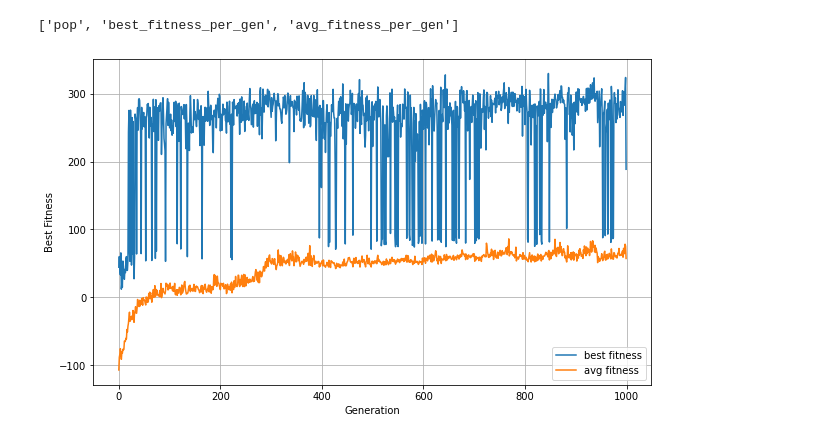
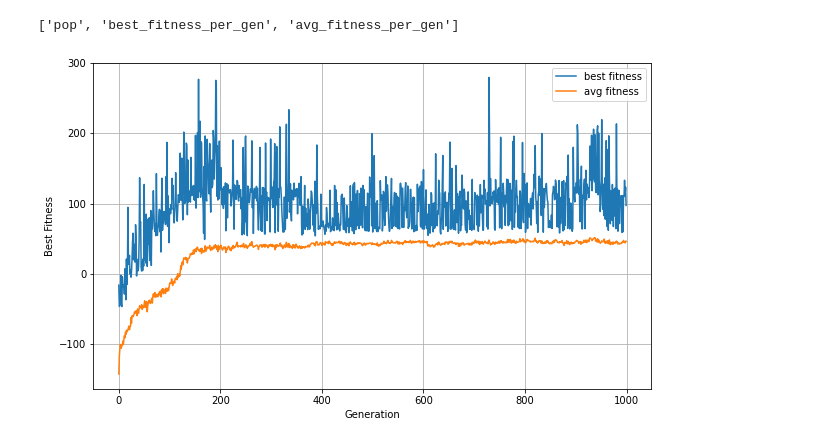
Before and after one commit to antonionicampos/lander-control-using-ga, a Jupyter notebook: es-lander-control.ipynb, the cells around one changed output. Drawn from its saved outputs; the diff is of its cells as text; code cells hidden in the pictures.

```diff
--- a/es-lander-control.ipynb
+++ b/es-lander-control.ipynb
@@ -14,25 +14,26 @@ from policies import NN
 np.set_printoptions(precision=5, suppress=True)
 # %%
 n_gens = 1000
-hidden_units = 128
+hidden_units = 64
+pop_size = 100
 
-results = np.load(f'.\\results\\results_gen-{n_gens}_hidden_units-{hidden_units}.npz')
+results = np.load(f'.\\results\\ES_hidden_units_{hidden_units}_pop_size_{pop_size}\\temp_gen_{n_gens}.npz')
 pop = results['pop']
 results.files
 # %% [output]
 ['pop', 'best_fitness_per_gen', 'avg_fitness_per_gen']
 # %%
 fig, ax = plt.subplots(figsize=(10, 6))
-ax.plot(np.arange(1000), results['best_fitness_per_gen'], label='best fitness')
-ax.plot(np.arange(1000), results['avg_fitness_per_gen'], label='avg fitness')
+ax.plot(np.arange(n_gens), results['best_fitness_per_gen'][:n_gens], label='best fitness')
+ax.plot(np.arange(n_gens), results['avg_fitness_per_gen'][:n_gens], label='avg fitness')
 ax.set_ylabel('Best Fitness')
 ax.set_xlabel('Generation')
 ax.legend(loc='best')
 ax.grid()
-plt.savefig('plot_results.png', dpi=500)
+# plt.savefig(f'.\\results\\ES_hidden_units_{hidden_units}_pop_size_{pop_size}\\plot_results.png', dpi=500)
 plt.show()
 # %% [output]
-[figure, old version]
+[figure, new version]
 # %%
 env = gym.make("LunarLander-v2")
 
```
Also changed, not shown: parts of 4 cells of this notebook.
